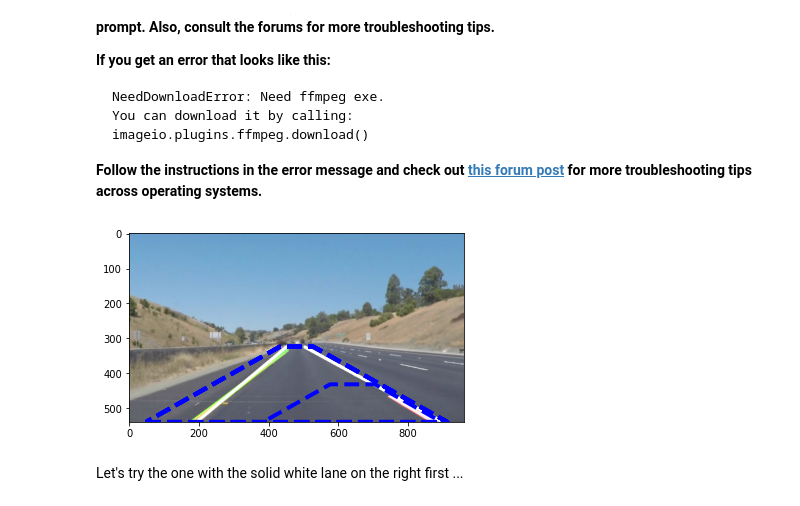
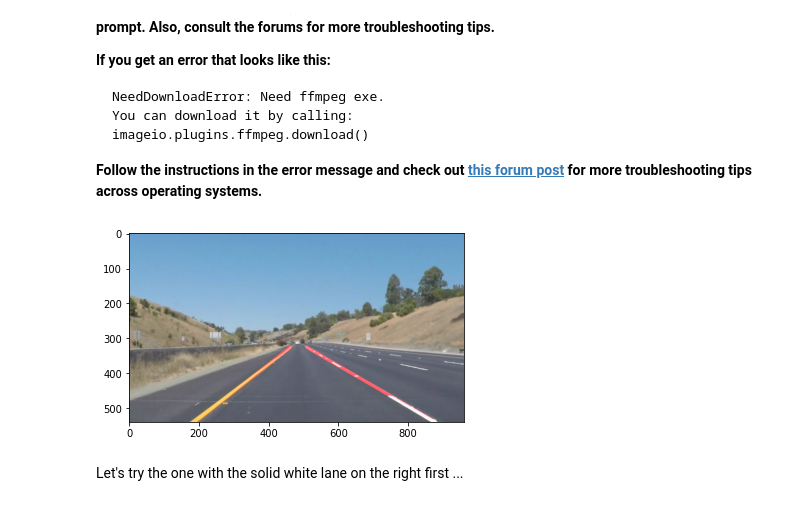
Before and after one commit to OussamaFatmi/udacity_finding_lanes_project, a Jupyter notebook: P1.ipynb, the cells around one changed output. Saved outputs shown, nothing was run; the diff lists cells and outputs as text; code cells hidden in the pictures.

```diff
--- a/P1.ipynb
+++ b/P1.ipynb
@@ -415,42 +417,42 @@ for file in files:
         #edges=canny(blur_gray, low_threshold, high_threshold)
         #cv2.imwrite('test_images/output'+file,edged)
         edges=auto_canny(blur_gray)
-        cv2.imwrite('test_images/output__Auto'+file,edges)
+        #cv2.imwrite('test_images/output__Auto'+file,edges)
         #cv2.imwrite('test_images/outputCanny'+file,edges)
         #get region of interest
         #x_size=image.shape[1]
         y_size=image.shape[0]
         x_size=image.shape[1]
         x1_factor=0.05 #left most bottom point position
         x2_factor=0.95 #righ most bottom point position
         x3_factor=0.55#right most top point position
         x4_factor=0.45#left most top point position
         y_top_factor=0.6 #top factor for the two top most points
         pt1=(x_size*x1_factor,y_size)
         pt2=(x_size*x2_factor,y_size)
         pt3=(x_size*x3_factor,y_size*y_top_factor)
         pt4=(x_size*x4_factor,y_size*y_top_factor)
         vertices=np.array([[pt1,pt2,pt3,pt4]], dtype=np.int32)
         masked_edges=region_of_interest(edges, vertices)
 
         #Hough lines
         #print ('type',masked_edges.shape)
         line_image=hough_lines(masked_edges, rho=0.1, theta=np.pi/720, threshold=5, min_line_len=3, max_line_gap=15)
 
         # Create a "color" binary image to combine with line image
         #color_edges = np.dstack((edges, edges, edges))
 
         # Draw the lines on the edge image
         lines_edges = cv2.addWeighted(image, 1, line_image, 1, 0)
 
-        x=[pt1[0],pt2[0],pt3[0],pt4[0],pt1[0]]
-        y=[pt1[1],pt2[1],pt3[1],pt4[1],pt1[1]]
-        plt.plot(x,y,'b--',lw=4)
+        #x=[pt1[0],pt2[0],pt3[0],pt4[0],pt1[0]]
+        #y=[pt1[1],pt2[1],pt3[1],pt4[1],pt1[1]]
+        #plt.plot(x,y,'b--',lw=4)
         plt.imshow(lines_edges)
         cvt_image=cv2.cvtColor(lines_edges, cv2.COLOR_RGB2BGR)
         cv2.imwrite('test_images/output'+file,cvt_image)
 # %% [output]
-[figure, old version]
+[figure, new version]
 # %%
 # Import everything needed to edit/save/watch video clips
 from moviepy.editor import VideoFileClip
```
Also changed, not shown: parts of 6 cells of this notebook, 17 other files.
